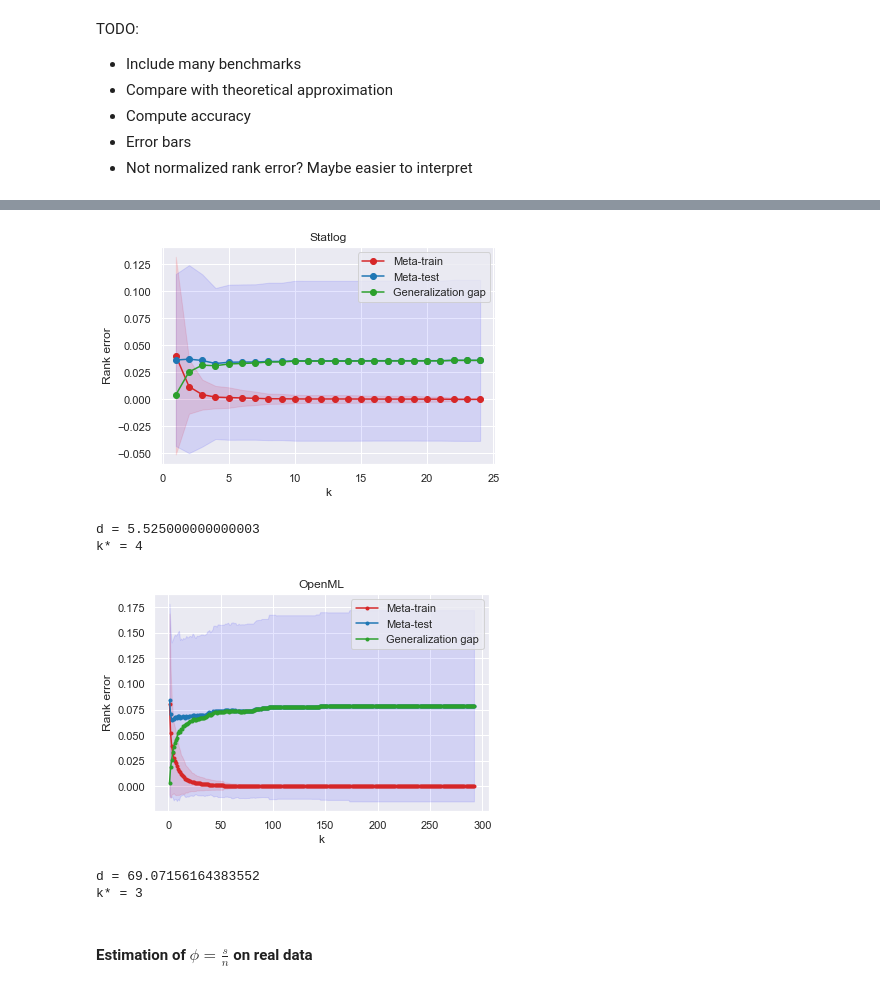
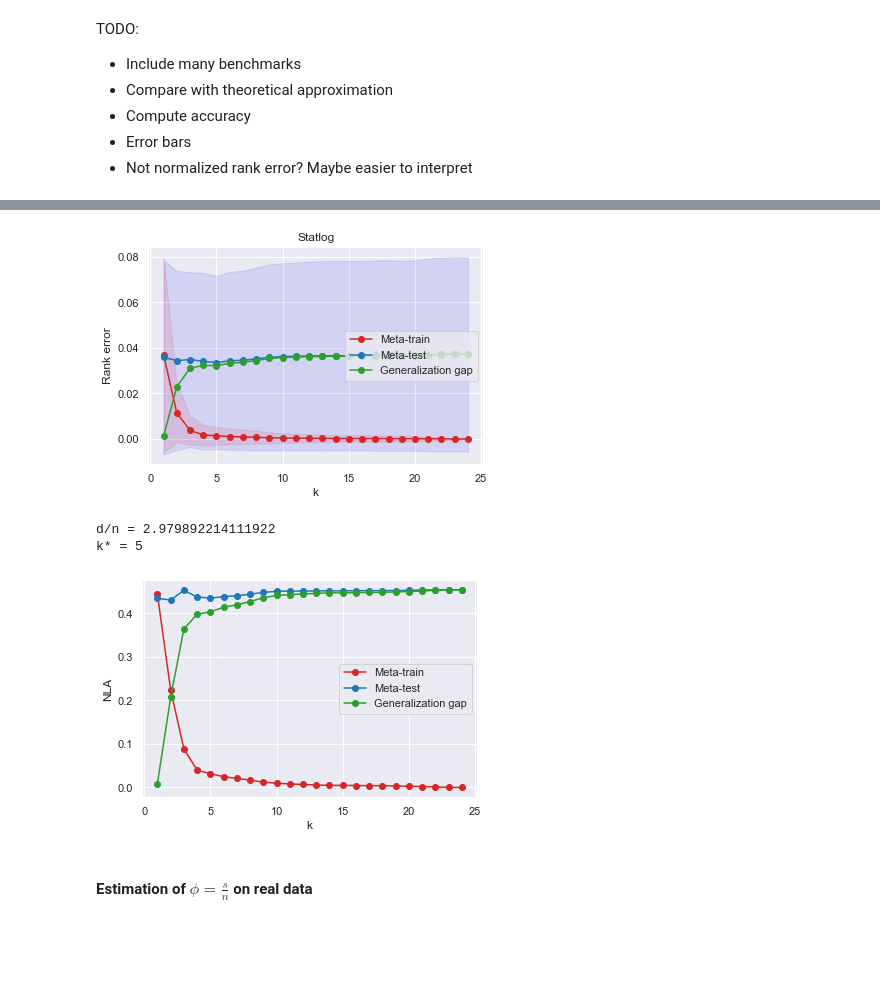
Before and after one commit to Didayolo/automl-conf-2022, a Jupyter notebook: experiments.ipynb, the cells around one changed output, grey strips where cells are left out. Cells and saved outputs as stored; diff of their text form; code cells hidden in the pictures; blank space fills up the shorter version.

Commit message:
TODO: clean notebook and launch experiments.

```diff
--- a/experiments.ipynb
+++ b/experiments.ipynb
@@ -556,7 +589,8 @@ def evaluate_scores_real(M, trials=200, ranks=False, return_d=False):
         D, F, P = rk.score(D), rk.score(F), rk.score(P) # average
         F_rank, P_rank = rk.rank(F), rk.rank(P) # to compute rank errors later
         if return_d:
-            d += rk.kendall_tau_distance(D, F, normalize=True)
+            d += rk.kendall_tau_distance(D, F)
+            #d += rk.corr(D, F, method='kendalltau') # kendall tau between -1 and 1
         for k in range(1, n+1):
             top_k = rk.select_k_best(D, k=k) # list of k best in D
             winner = rk.top_k_method(D, F, k=k) # index of winner selected
@@ -587,8 +621,10 @@ def standard_error(scores):
 def quartile(scores):
     """ First and third quartile from scores of shape (k, trials)
     """
-    q1 = [np.percentile(k, 25) for k in scores] # first quartile
-    q3 = [np.percentile(k, 75) for k in scores] # third quartile
+    #q1 = [np.quantile(k, 0.25) for k in scores] # first quartile
+    #q3 = [np.quantile(k, 0.75) for k in scores] # third quartile
+    q1 = [np.std(k)/2 for k in scores] # tmp
+    q3 = [np.std(k)/2 for k in scores] # tmp
     return q1, q3
 
 def experiment(data, trials=200, ranks=False, show_score_plot=False, show_acc_plot=False, title=None, loc='upper right'):
@@ -603,46 +639,47 @@ def experiment(data, trials=200, ranks=False, show_score_plot=False, show_acc_pl
     k_star = np.argmin(mter) + 1
 
     # Plot RANKS
-    Strr1, Strr3 = quartile(trr)
-    Ster1, Ster3 = quartile(ter)
+    qtrr1, qtrr3 = quartile(trr)
+    qter1, qter3 = quartile(ter)
     size = 3 if data.shape[0] > 200 else None # marker size
     plt.plot(_k, mtrr, 'o-', label='Meta-train', color='tab:red', markersize=size) # values
-    plt.fill_between(_k, Strr1, Strr3, color='red', alpha=0.1) # error bars
+    plt.fill_between(_k, mtrr-qtrr1, mtrr+qtrr3, color='red', alpha=0.1) # error bars # TMP WARNING
     plt.plot(_k, mter, 'o-', label='Meta-test', color='tab:blue', markersize=size) # values
-    plt.fill_between(_k, Ster1, Ster3, color='blue', alpha=0.1) # error bars
+    plt.fill_between(_k, mter-qter1, mter+qter3, color='blue', alpha=0.1) # error bars
     plt.plot(_k, np.abs(mtrr - mter), 'o-', label='Generalization gap', color='tab:green', markersize=size)
     plt.xlabel('k')
     plt.ylabel('Rank error')
     plt.legend(loc=loc)
     plt.title(title)
     plt.show()
-    print('d = {}'.format(d))
+    print('d/n = {}'.format(d / data.shape[0]))
     print('k* = {}'.format(k_star))
 
     # Plot SCORES
     if show_score_plot:
-        Str1, Str3 = quartile(tr)
-        Ste1, Ste3 = quartile(te)
+        #qtr1, qtr3 = quartile(tr)
+        #qte1, qte3 = quartile(te)
         plt.plot(_k, mtr, 'o-', label='Meta-train', color='tab:red')
         plt.plot(_k, mte, 'o-', label='Meta-test', color='tab:blue')
         plt.xlabel('k')
         plt.ylabel('Average score')
         plt.legend(loc='center right')
         plt.show()
-        print('d = {}'.format(d))
 
     # Plot ACCURACY
     if show_acc_plot:
         mtracc, mteacc = -np.log(mtracc), -np.log(mteacc)
-        Stracc1, Stracc3 = quartile(tracc)
-        Steacc1, Steacc3 = quartile(teacc)
+        #qtracc1, qtracc3 = -np.log(quartile(tracc))
+        #qteacc1, qteacc3 = -np.log(quartile(teacc))
         plt.plot(_k, mtracc, 'o-', label='Meta-train', color='tab:red')
+        #plt.fill_between(_k, qtracc1, qtracc3, color='red', alpha=0.1) # error bars
         plt.plot(_k, mteacc, 'o-', label='Meta-test', color='tab:blue')
+        #plt.fill_between(_k, qteacc1, qteacc3, color='blue', alpha=0.1) # error bars
+        plt.plot(_k, np.abs(mtracc - mteacc), 'o-', label='Generalization gap', color='tab:green', markersize=size)
         plt.xlabel('k')
         plt.ylabel('NLA')
         plt.legend(loc='center right')
         plt.show()
-        print('d = {}'.format(d))
 # %% [markdown]
 <a id='partA'></a>
 # 2.1. One task case
@@ -738,8 +775,9 @@ k* = 4
 # %%
 # Statlog
 data = pd.read_csv(os.path.join(path, benchmarks[2]), header=None, sep=' ').T
-experiment(data, title='Statlog', trials=1000)
+experiment(data, title='Statlog', show_acc_plot=True, trials=10000, loc='center right')
 # %% [output]
-[figure, old version]
+[figure, new version]
-d = 5.525000000000003
-k* = 4
+d/n = 2.979892214111922
+k* = 5
+[figure, added]
@@ -746,10 +789,6 @@ k* = 4
 # %%
 # OpenML
 data = pd.read_csv(os.path.join(path, benchmarks[3]), header=None, sep=' ').T
-experiment(data, title='OpenML', trials=500)
+experiment(data, title='OpenML', show_acc_plot=True, trials=1000, loc='center right')
-# %% [output]
-[figure, removed]
-d = 69.07156164383552
-k* = 3
 # %% [markdown]
 #### Estimation of $\phi = \frac{s}{n}$ on real data
```
Also changed, not shown: parts of 42 cells of this notebook.
